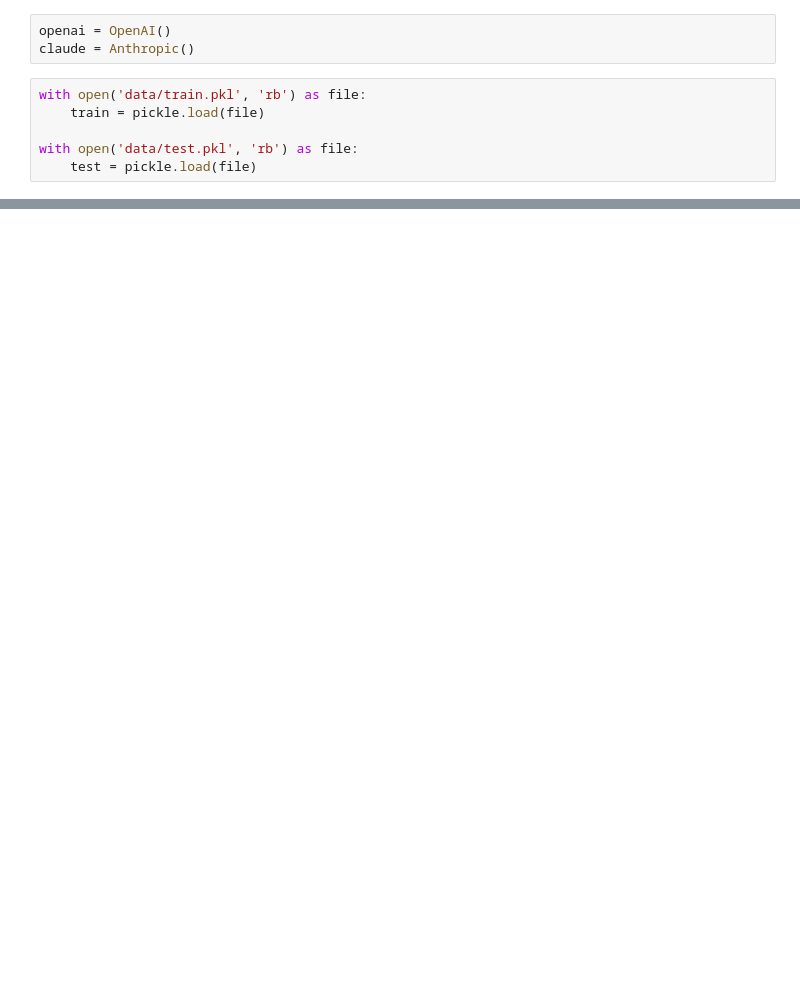
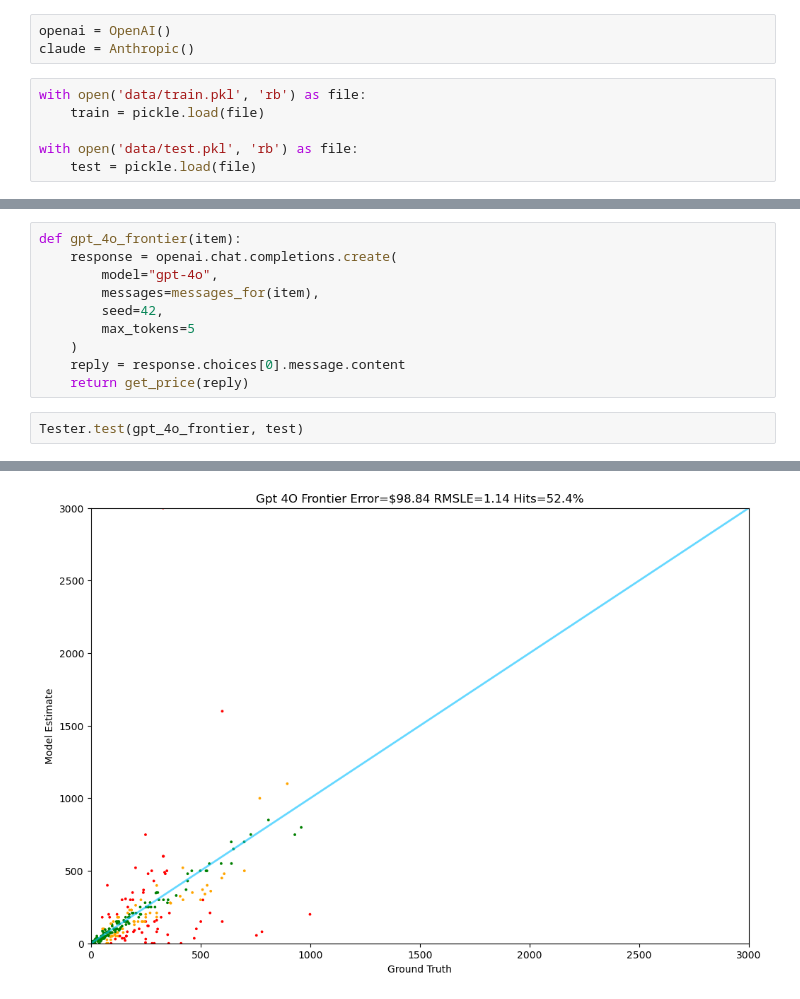
Before and after one commit to onurrtosunn/Predict_Product_Prices_via_Agents, a Jupyter notebook: llm_zero_shot_prediction.ipynb, the cells around one changed output, grey strips where cells are left out. Cells and saved outputs as stored; diff of their text form; blank space fills up the shorter version.

```diff
--- a/llm_zero_shot_prediction.ipynb
+++ b/llm_zero_shot_prediction.ipynb
@@ -46,0 +98,13 @@ with open('data/test.pkl', 'rb') as file:
+# %%
+def gpt_4o_frontier(item):
+    response = openai.chat.completions.create(
+        model="gpt-4o",
+        messages=messages_for(item),
+        seed=42,
+        max_tokens=5
+    )
+    reply = response.choices[0].message.content
+    return get_price(reply)
+# %%
+Tester.test(gpt_4o_frontier, test)
+# %% [output]
@@ -46,0 +128 @@ with open('data/test.pkl', 'rb') as file:
+[figure, added]
```
Also changed, not shown: parts of 13 cells of this notebook.
